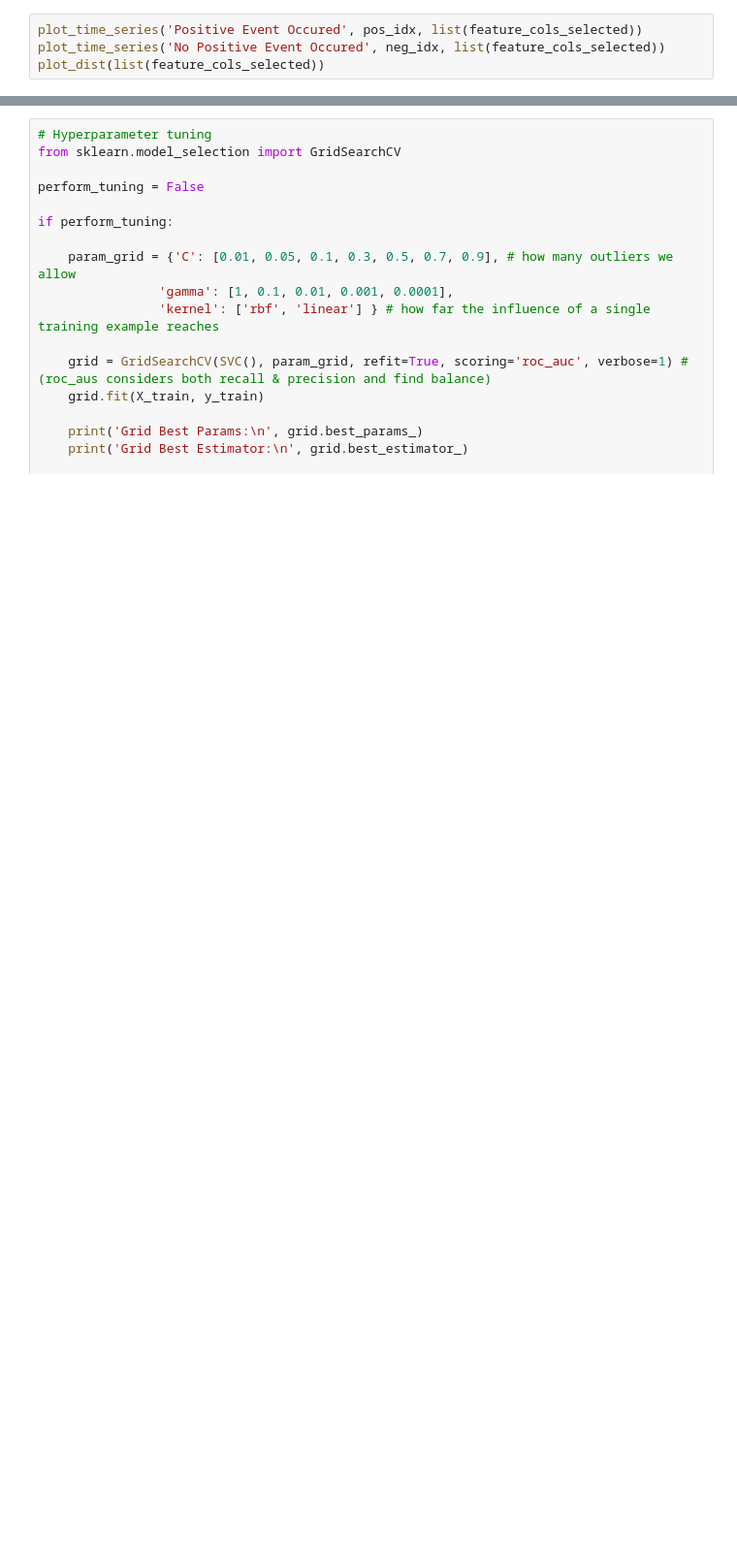
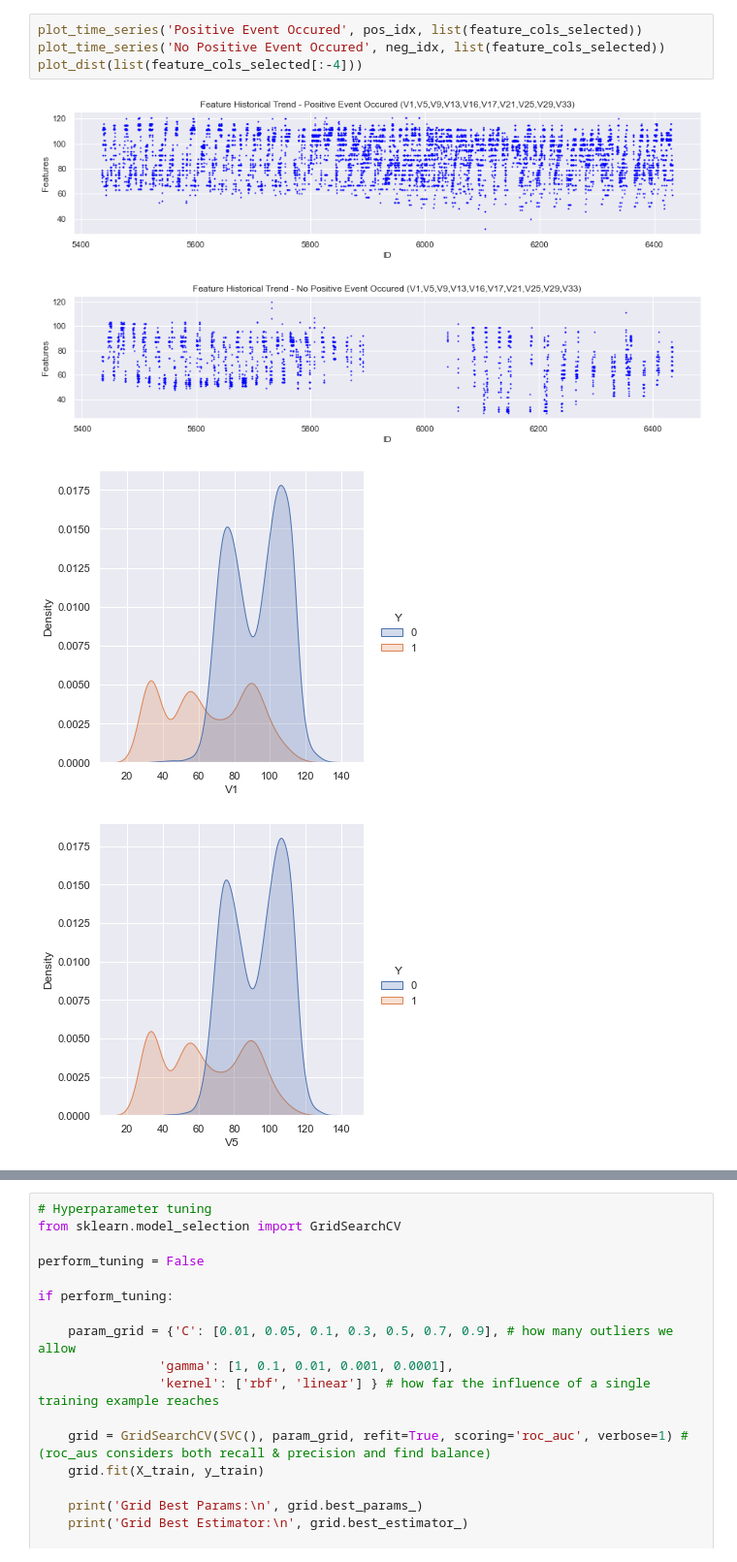
Before and after one commit to yohancheong/anomaly-detection-satellite-activity, a Jupyter notebook: main.ipynb, the cells around one changed output, grey strips where cells are left out. Shown at 97% size. Drawn from its saved outputs; the diff is of its cells as text; blank space fills up the shorter version.

```diff
--- a/main.ipynb
+++ b/main.ipynb
@@ -91,4 +151,9 @@ print('Features Selected (ANOVA): \n', feature_cols_selected)
 # %%
 plot_time_series('Positive Event Occured', pos_idx, list(feature_cols_selected))
 plot_time_series('No Positive Event Occured', neg_idx, list(feature_cols_selected))
-plot_dist(list(feature_cols_selected))
+plot_dist(list(feature_cols_selected[:-4]))
+# %% [output]
+[figure, added]
+[figure, added]
+[figure, added]
+[figure, added]
```
Also changed, not shown: parts of 12 cells of this notebook, 1 other file.
